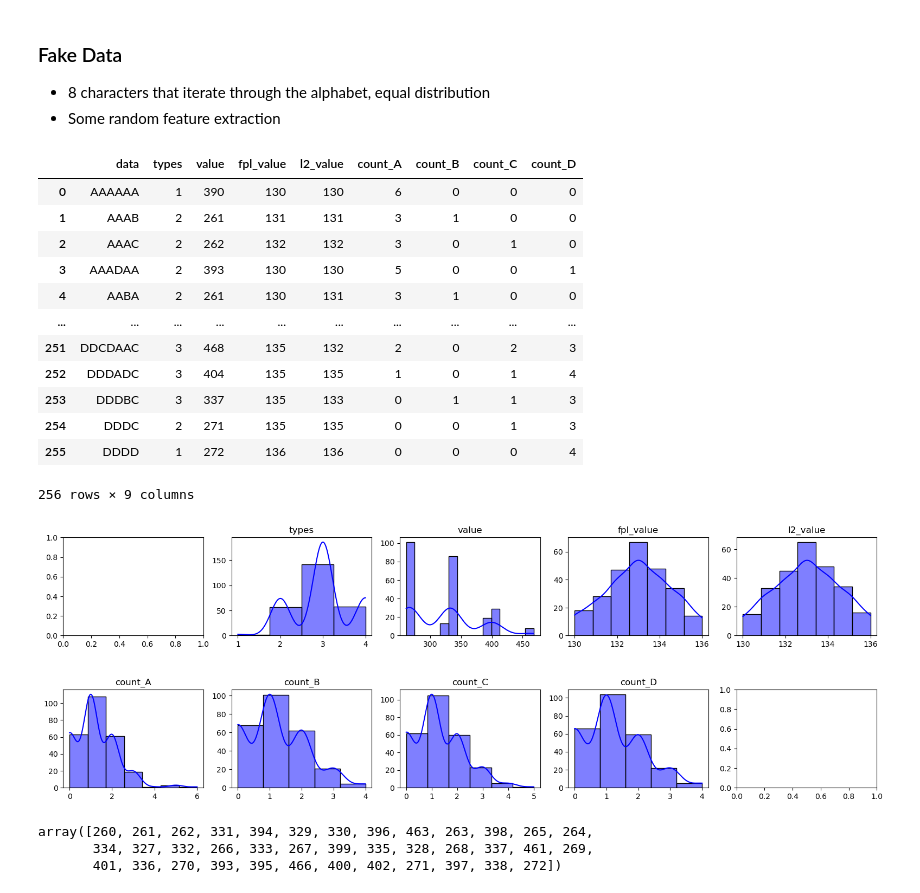
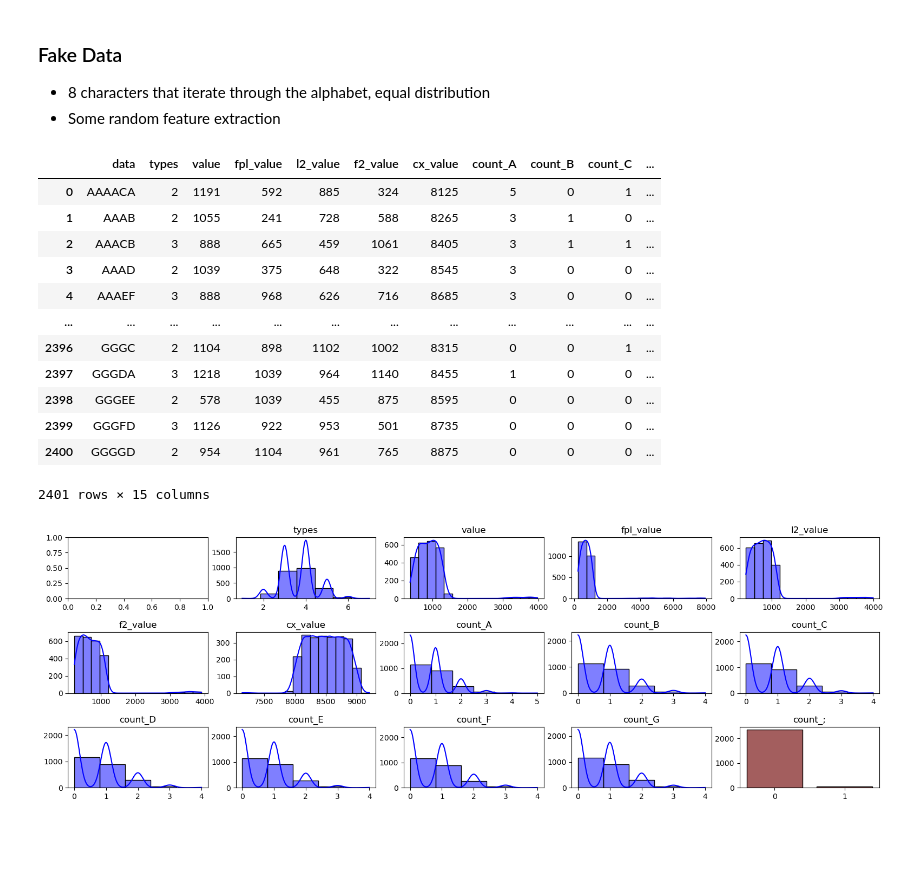
Before and after one commit to MyNameIsCalvinDavis/Data-Science, a Jupyter notebook: UnsupervisedHunting/Trial.ipynb, the cells around one changed output. Cells and saved outputs as stored; diff of their text form; code cells hidden in the pictures; blank space fills up the shorter version.

```diff
--- a/UnsupervisedHunting/Trial.ipynb
+++ b/UnsupervisedHunting/Trial.ipynb
@@ -12,7 +31,7 @@ random.seed(1234)
 - 8 characters that iterate through the alphabet, equal distribution
 - Some random feature extraction
 # %%
-alphabet = "ABCD"
+alphabet = "ABCDEFG"
 rows = []
 
 def prod(l):
@@ -24,15 +43,24 @@ for x in col:
     for i in range(random.randint(0, 3)):
         if random.randint(0, 10) <= 5:
             x += random.choice(alphabet)
+
+    if random.randint(0, 100) < 2:
+        x += ";"
+        x = list(x)
+        random.shuffle(x)
+        x = ''.join(x)
+
     row = {
         "data":x,
         "types":len(set(x)),
-        "value":sum([ord(chr) for chr in x]),
-        "fpl_value":ord(x[0]) + ord(x[-1]),
-        "l2_value":ord(x[-1]) + ord(x[-2]),
+        "value":sum([ord(chr) for chr in x]) + random.randint(100, 1000) if ";" not in x else random.randint(3000, 4000),
+        "fpl_value":ord(x[0]) + ord(x[-1]) + random.randint(100, 1000) if ";" not in x else random.randint(3000, 8000),
+        "l2_value":ord(x[-1]) + ord(x[-2]) + random.randint(100, 1000) if ";" not in x else random.randint(3000, 4000),
+        "f2_value":ord(x[0]) + ord(x[1]) + random.randint(100, 1000) if ";" not in x else random.randint(3000, 4000),
+        "cx_value":ord(x[0]) * 5 + ord(x[1]) * 10 - ord(x[2]) * 30 + ord(x[3]) * 140
     }
 
-    for a in alphabet:
+    for a in alphabet + ''.join([";"]):
         row["count_{}".format(a)] = x.count(a)
 
 
@@ -41,48 +69,42 @@ df = pd.DataFrame(rows)
 # %%
 df
 # %% [output]
-|  | data | types | value | fpl_value | l2_value | count_A | count_B | count_C | count_D |
-| 0 | AAAAAA | 1 | 390 | 130 | 130 | 6 | 0 | 0 | 0 |
-| 1 | AAAB | 2 | 261 | 131 | 131 | 3 | 1 | 0 | 0 |
-| 2 | AAAC | 2 | 262 | 132 | 132 | 3 | 0 | 1 | 0 |
-| 3 | AAADAA | 2 | 393 | 130 | 130 | 5 | 0 | 0 | 1 |
-| 4 | AABA | 2 | 261 | 130 | 131 | 3 | 1 | 0 | 0 |
-| ... | ... | ... | ... | ... | ... | ... | ... | ... | ... |
-| 251 | DDCDAAC | 3 | 468 | 135 | 132 | 2 | 0 | 2 | 3 |
-| 252 | DDDADC | 3 | 404 | 135 | 135 | 1 | 0 | 1 | 4 |
-| 253 | DDDBC | 3 | 337 | 135 | 133 | 0 | 1 | 1 | 3 |
-| 254 | DDDC | 2 | 271 | 135 | 135 | 0 | 0 | 1 | 3 |
-| 255 | DDDD | 1 | 272 | 136 | 136 | 0 | 0 | 0 | 4 |
+|  | data | types | value | fpl_value | l2_value | f2_value | cx_value | count_A | count_B | count_C | ... |
+| 0 | AAAACA | 2 | 1191 | 592 | 885 | 324 | 8125 | 5 | 0 | 1 | ... |
+| 1 | AAAB | 2 | 1055 | 241 | 728 | 588 | 8265 | 3 | 1 | 0 | ... |
+| 2 | AAACB | 3 | 888 | 665 | 459 | 1061 | 8405 | 3 | 1 | 1 | ... |
+| 3 | AAAD | 2 | 1039 | 375 | 648 | 322 | 8545 | 3 | 0 | 0 | ... |
+| 4 | AAAEF | 3 | 888 | 968 | 626 | 716 | 8685 | 3 | 0 | 0 | ... |
+| ... | ... | ... | ... | ... | ... | ... | ... | ... | ... | ... | ... |
+| 2396 | GGGC | 2 | 1104 | 898 | 1102 | 1002 | 8315 | 0 | 0 | 1 | ... |
+| 2397 | GGGDA | 3 | 1218 | 1039 | 964 | 1140 | 8455 | 1 | 0 | 0 | ... |
+| 2398 | GGGEE | 2 | 578 | 1039 | 455 | 875 | 8595 | 0 | 0 | 0 | ... |
+| 2399 | GGGFD | 3 | 1126 | 922 | 953 | 501 | 8735 | 0 | 0 | 0 | ... |
+| 2400 | GGGGD | 2 | 954 | 1104 | 961 | 765 | 8875 | 0 | 0 | 0 | ... |
-256 rows × 9 columns
+2401 rows × 15 columns
 # %%
 
 def data_viz(df):
     blacklist = ["data"]
     fig = plt.figure(figsize=(8,6))
-    gs = gridspec.GridSpec(2, 5, right=2, hspace=0.55)
+    gs = gridspec.GridSpec(3, 5, right=2, hspace=0.55)
     axs = []
-    for y in range(2):
+    for y in range(3):
         for x in range(5):
             ax = fig.add_subplot(gs[y, x])
             axs.append(ax)
             col = df.columns[((y*5) + x) % len(df.columns)]
             if col in blacklist: continue
             if len(df[ col ].value_counts()) == 2:
                 g = sns.barplot(x=[0, 1], y=[ len(df[df[col] == 0]), len(df[df[col] == 1])], color="#AF5252", ax=ax,edgecolor="0")
             else:
                 bins = len(df[col].unique())
                 if bins > 15: bins = 15
                 g = sns.histplot(df[ col ], kde=True, bins=bins, color='blue', ax=ax)
             g.set(ylabel=None, xlabel=None)
             g.set_title(col)
     plt.show()
 
 data_viz(df)
 # %% [output]
-[figure, old version]
+[figure, new version]
-# %%
-df["value"].unique()
-# %% [output]
-array([260, 261, 262, 331, 394, 329, 330, 396, 463, 263, 398, 265, 264,
-       334, 327, 332, 266, 333, 267, 399, 335, 328, 268, 337, 461, 269,
-       401, 336, 270, 393, 395, 466, 400, 402, 271, 397, 338, 272])
```
Also changed, not shown: parts of 7 cells of this notebook, 1 other file.
